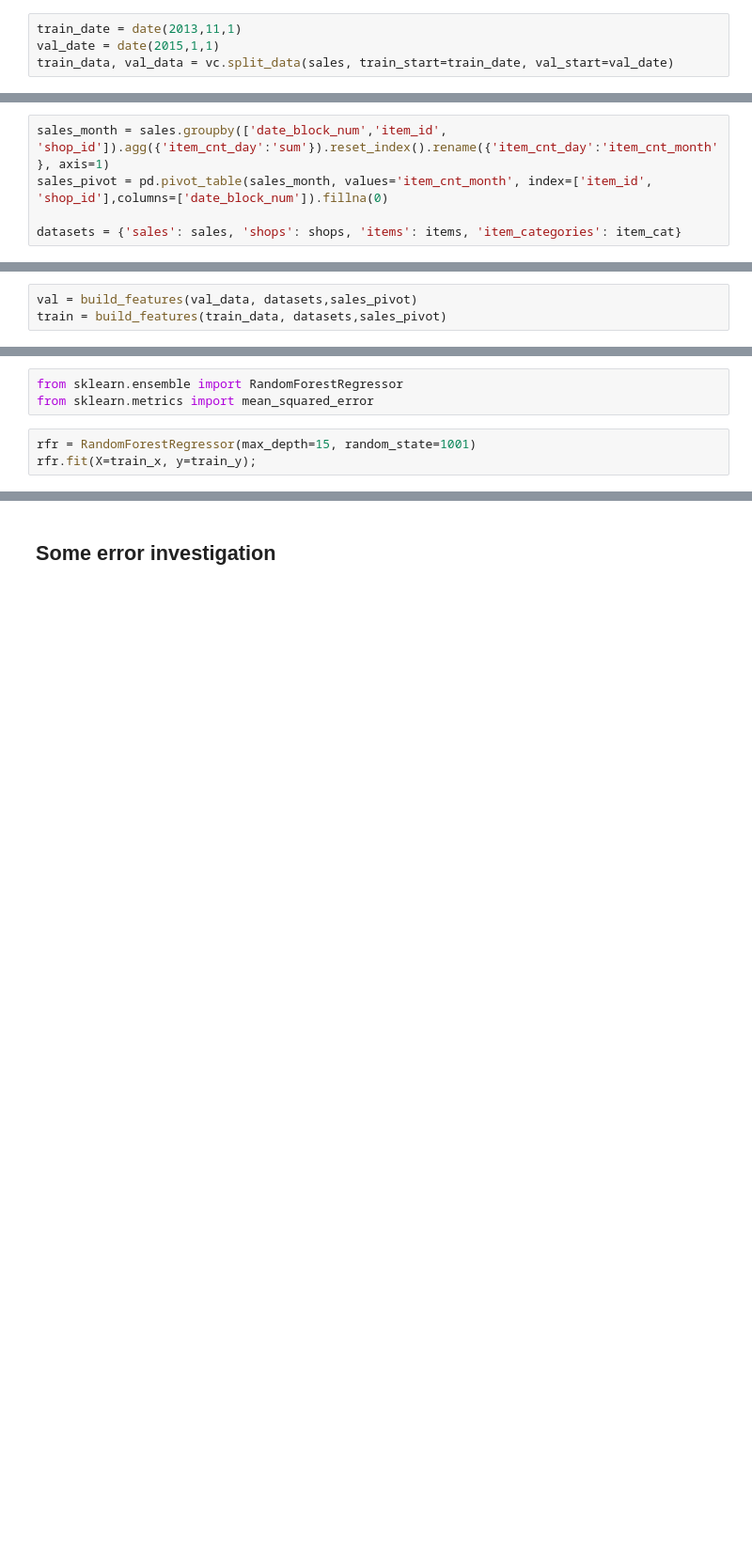
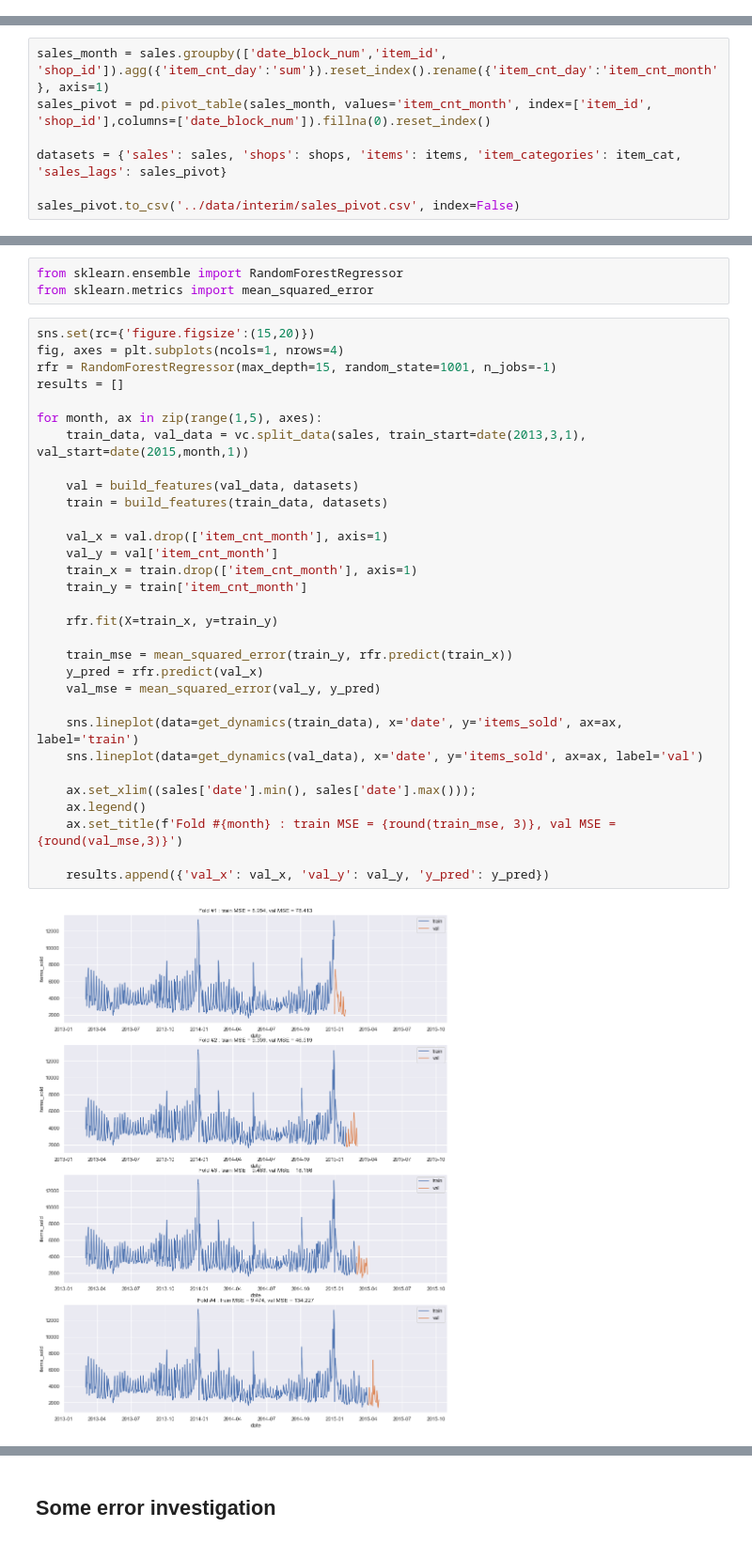
Before and after one commit to masha-mcr/DS_practice, a Jupyter notebook: future_sales_prediction/notebooks/2.1 Baseline modeling 1.ipynb, the cells around one changed output, grey strips where cells are left out. Shown: that part at 94% size. Cells and saved outputs as stored; diff of their text form; blank space fills up the shorter version.

```diff
--- a/future_sales_prediction/notebooks/2.1 Baseline modeling 1.ipynb
+++ b/future_sales_prediction/notebooks/2.1 Baseline modeling 1.ipynb
@@ -104,10 +105,6 @@ print(test.head(3))
 We are supposed to predict amount of items sold next month having `item_id` and `shop_id`. **and** looking at test data, we see that our validation set needs to contain sales for **one and only the next month**.
 
 Therefore, we need to extract useful features from what we have, avoiding data leakage.
-# %%
-train_date = date(2013,11,1)
-val_date = date(2015,1,1)
-train_data, val_data = vc.split_data(sales, train_start=train_date, val_start=val_date)
 # %% [markdown]
 ### Preparing some additional features
 # %%
@@ -137,9 +134,11 @@ item_cat.head()
 item_cat.to_csv('../data/interim/item_categories_global.csv', index=False)
 # %%
 sales_month = sales.groupby(['date_block_num','item_id', 'shop_id']).agg({'item_cnt_day':'sum'}).reset_index().rename({'item_cnt_day':'item_cnt_month'}, axis=1)
-sales_pivot = pd.pivot_table(sales_month, values='item_cnt_month', index=['item_id', 'shop_id'],columns=['date_block_num']).fillna(0)
+sales_pivot = pd.pivot_table(sales_month, values='item_cnt_month', index=['item_id', 'shop_id'],columns=['date_block_num']).fillna(0).reset_index()
 
-datasets = {'sales': sales, 'shops': shops, 'items': items, 'item_categories': item_cat}
+datasets = {'sales': sales, 'shops': shops, 'items': items, 'item_categories': item_cat, 'sales_lags': sales_pivot}
+
+sales_pivot.to_csv('../data/interim/sales_pivot.csv', index=False)
 # %%
 def build_features(df, lookup_tables, sales_lags):
 
@@ -176,5 +178,2 @@ def build_features(df, lookup_tables, sales_lags):
     data.drop([i for i in range(0, 34)], axis=1, inplace=True)
     return data
-# %%
-val = build_features(val_data, datasets,sales_pivot)
-train = build_features(train_data, datasets,sales_pivot)
@@ -198,5 +192,35 @@ train_y = train['item_cnt_month']
 from sklearn.ensemble import RandomForestRegressor
 from sklearn.metrics import mean_squared_error
 # %%
-rfr = RandomForestRegressor(max_depth=15, random_state=1001)
-rfr.fit(X=train_x, y=train_y);
+sns.set(rc={'figure.figsize':(15,20)})
+fig, axes = plt.subplots(ncols=1, nrows=4)
+rfr = RandomForestRegressor(max_depth=15, random_state=1001, n_jobs=-1)
+results = []
+
+for month, ax in zip(range(1,5), axes):
+    train_data, val_data = vc.split_data(sales, train_start=date(2013,3,1), val_start=date(2015,month,1))
+
+    val = build_features(val_data, datasets)
+    train = build_features(train_data, datasets)
+
+    val_x = val.drop(['item_cnt_month'], axis=1)
+    val_y = val['item_cnt_month']
+    train_x = train.drop(['item_cnt_month'], axis=1)
+    train_y = train['item_cnt_month']
+
+    rfr.fit(X=train_x, y=train_y)
+
+    train_mse = mean_squared_error(train_y, rfr.predict(train_x))
+    y_pred = rfr.predict(val_x)
+    val_mse = mean_squared_error(val_y, y_pred)
+
+    sns.lineplot(data=get_dynamics(train_data), x='date', y='items_sold', ax=ax, label='train')
+    sns.lineplot(data=get_dynamics(val_data), x='date', y='items_sold', ax=ax, label='val')
+
+    ax.set_xlim((sales['date'].min(), sales['date'].max()));
+    ax.legend()
+    ax.set_title(f'Fold #{month} : train MSE = {round(train_mse, 3)}, val MSE = {round(val_mse,3)}')
+
+    results.append({'val_x': val_x, 'val_y': val_y, 'y_pred': y_pred})
+# %% [output]
+[figure, added]
```
Also changed, not shown: parts of 18 cells of this notebook, 1 other file.
